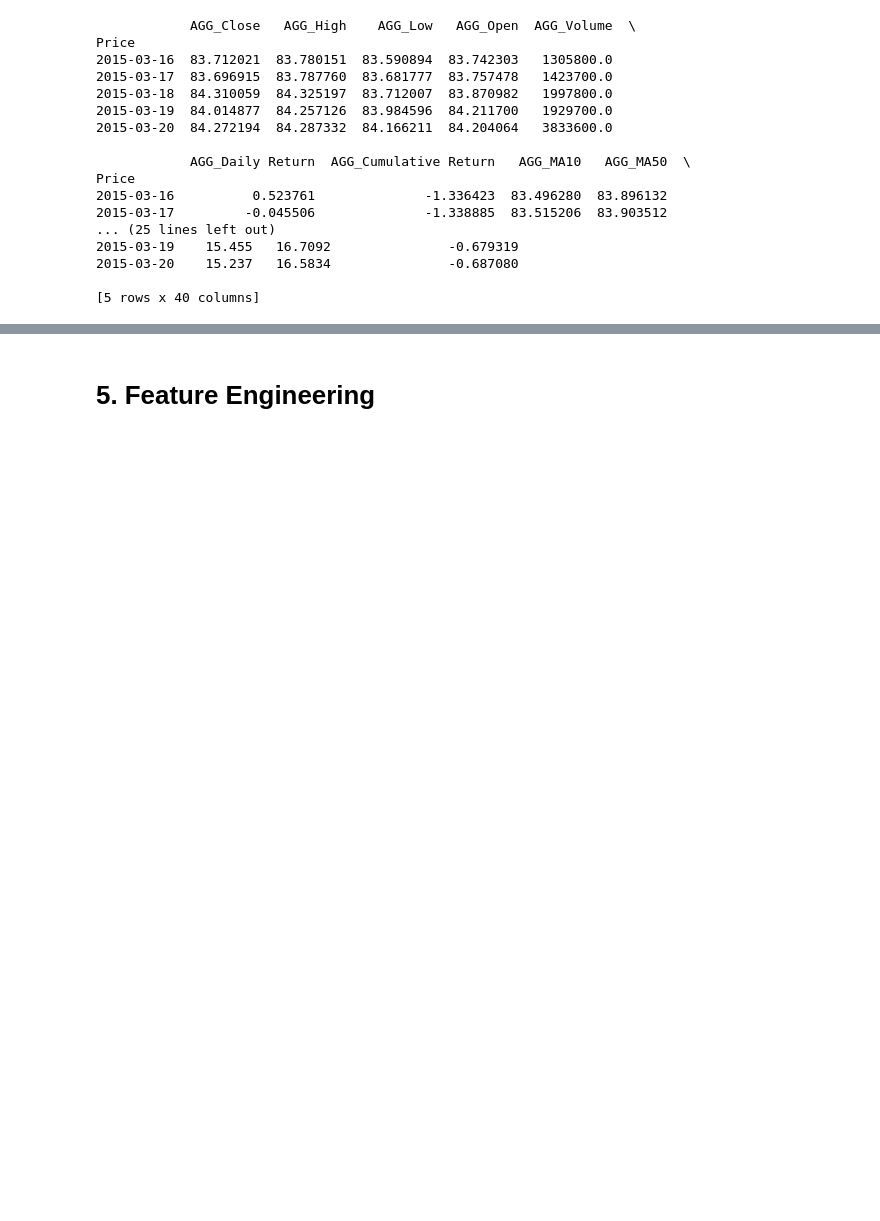
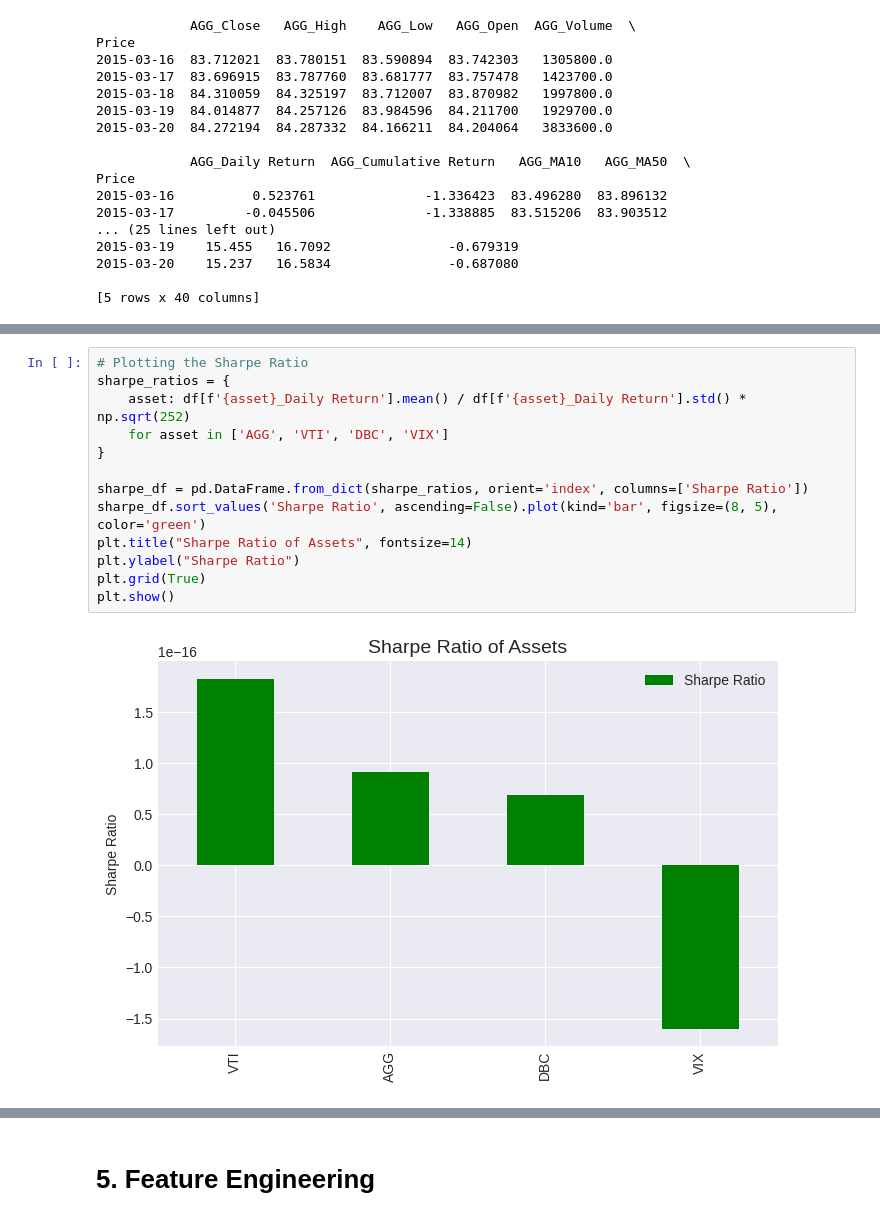
Before and after one commit to Saisha0512/Portfolio_Optimization_ML_DL, a Jupyter notebook: Portfolio_Optimization_ML_DL.ipynb, the cells around one changed output, grey strips where cells are left out. Drawn from its saved outputs; the diff is of its cells as text; blank space fills up the shorter version.

```diff
--- a/Portfolio_Optimization_ML_DL.ipynb
+++ b/Portfolio_Optimization_ML_DL.ipynb
@@ -386 +342,16 @@ plt.show()
+# %%
+# Plotting the Sharpe Ratio
+sharpe_ratios = {
+    asset: df[f'{asset}_Daily Return'].mean() / df[f'{asset}_Daily Return'].std() * np.sqrt(252)
+    for asset in ['AGG', 'VTI', 'DBC', 'VIX']
+}
+
+sharpe_df = pd.DataFrame.from_dict(sharpe_ratios, orient='index', columns=['Sharpe Ratio'])
+sharpe_df.sort_values('Sharpe Ratio', ascending=False).plot(kind='bar', figsize=(8, 5), color='green')
+plt.title("Sharpe Ratio of Assets", fontsize=14)
+plt.ylabel("Sharpe Ratio")
+plt.grid(True)
+plt.show()
+# %% [output]
+[figure, added]
 # %%
```
Also changed, not shown: parts of 13 cells of this notebook.
